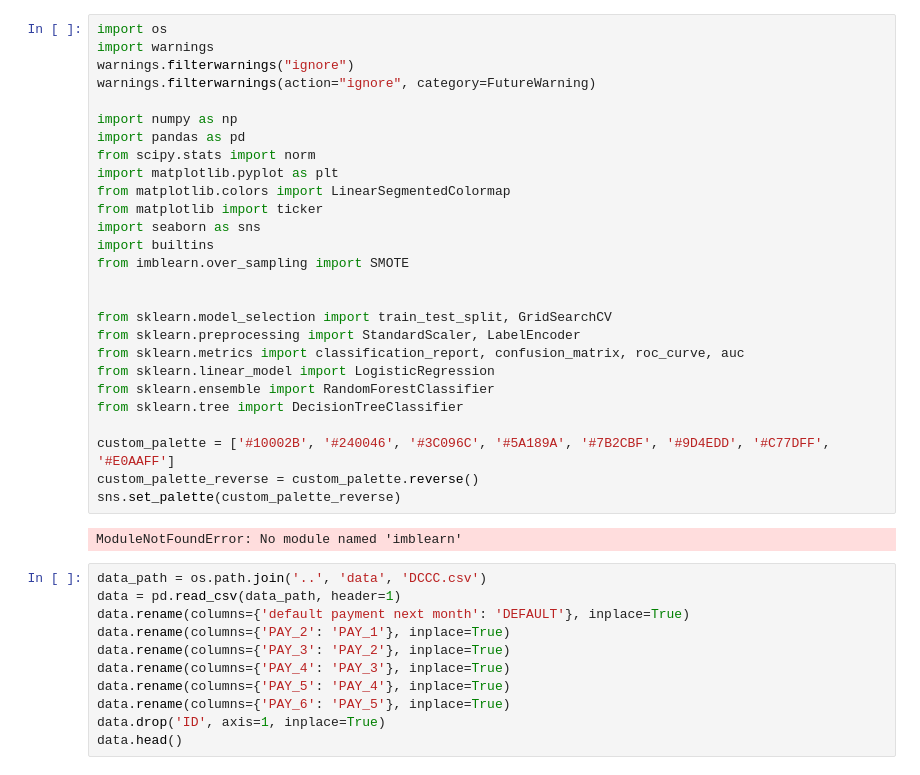
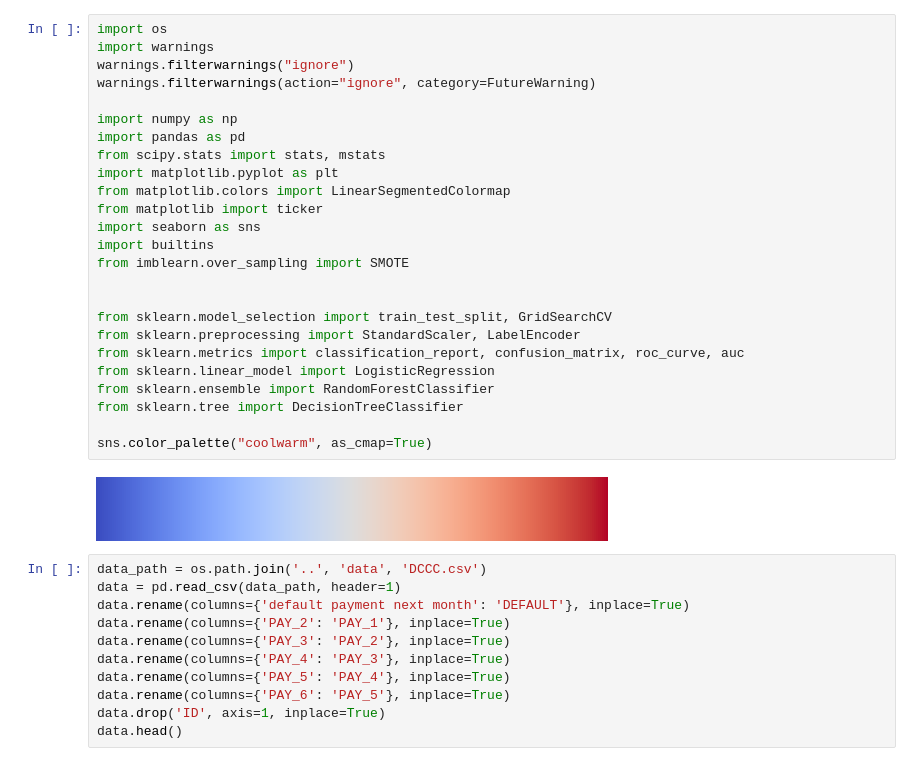
Before and after one commit to shamelbhimani/CreditDefault_DataAnalysis, a Jupyter notebook: notebooks/data_analysis.ipynb, the cells around one changed output. Saved outputs shown, nothing was run; the diff lists cells and outputs as text.

```diff
--- a/notebooks/data_analysis.ipynb
+++ b/notebooks/data_analysis.ipynb
@@ -6,32 +1,30 @@ The system cannot find the path specified.
 # %%
 import os
 import warnings
 warnings.filterwarnings("ignore")
 warnings.filterwarnings(action="ignore", category=FutureWarning)
 
 import numpy as np
 import pandas as pd
-from scipy.stats import norm
+from scipy.stats import stats, mstats
 import matplotlib.pyplot as plt
 from matplotlib.colors import LinearSegmentedColormap
 from matplotlib import ticker
 import seaborn as sns
 import builtins
 from imblearn.over_sampling import SMOTE
 
 
 from sklearn.model_selection import train_test_split, GridSearchCV
 from sklearn.preprocessing import StandardScaler, LabelEncoder
 from sklearn.metrics import classification_report, confusion_matrix, roc_curve, auc
 from sklearn.linear_model import LogisticRegression
 from sklearn.ensemble import RandomForestClassifier
 from sklearn.tree import DecisionTreeClassifier
 
-custom_palette = ['#10002B', '#240046', '#3C096C', '#5A189A', '#7B2CBF', '#9D4EDD', '#C77DFF', '#E0AAFF']
-custom_palette_reverse = custom_palette.reverse()
-sns.set_palette(custom_palette_reverse)
+sns.color_palette("coolwarm", as_cmap=True)
 # %% [output]
-ModuleNotFoundError: No module named 'imblearn'
+[figure, added]
 # %%
 data_path = os.path.join('..', 'data', 'DCCC.csv')
 data = pd.read_csv(data_path, header=1)
```
Also changed, not shown: parts of 49 cells of this notebook, 1 other file.
